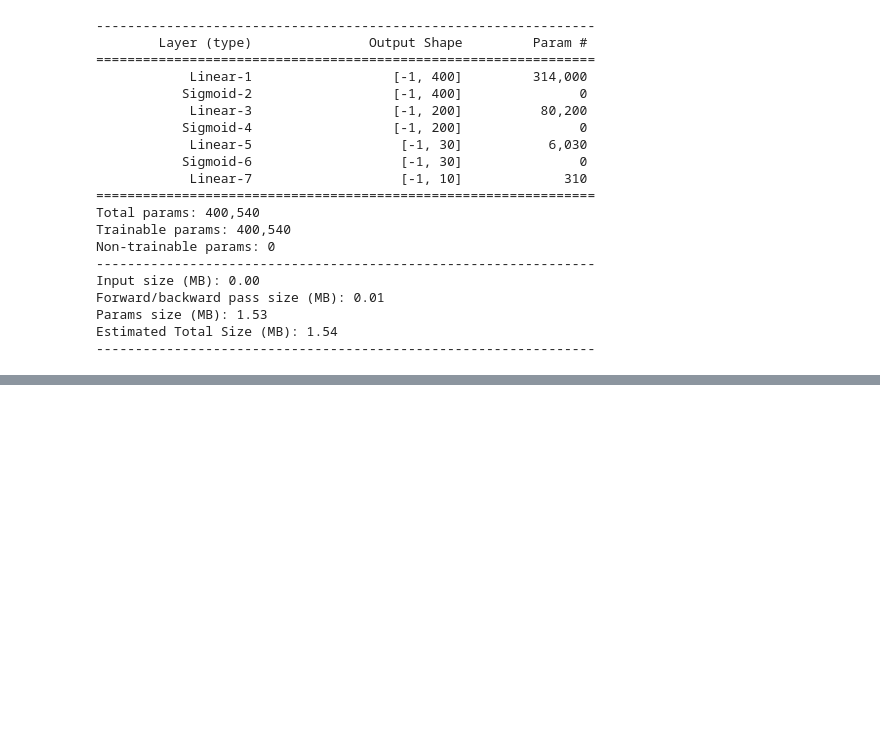
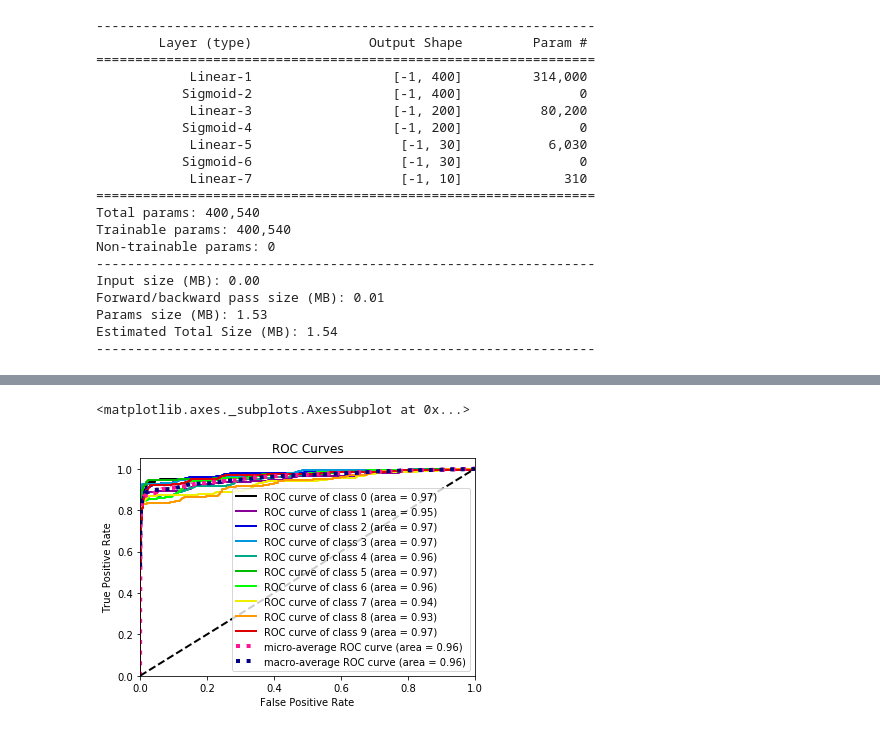
Before and after one commit to MacJei/Machine_Learning, a Jupyter notebook: 27022020/tensor_task.ipynb, the cells around one changed output, grey strips where cells are left out. Saved outputs shown, nothing was run; the diff lists cells and outputs as text; code cells hidden in the pictures; blank space fills up the shorter version.

```diff
--- a/27022020/tensor_task.ipynb
+++ b/27022020/tensor_task.ipynb
@@ -119,0 +121,6 @@ loss = loss_function(y_predicted,
+# %%
+x_train_torch = torch.tensor(X_train, dtype=torch.float32)
+x_test_torch  = torch.tensor(X_test, dtype = torch.float32)
+
+y_train_torch = torch.tensor(y_train, dtype=torch.long)
+y_test_torch  = torch.tensor(y_test, dtype = torch.long)
@@ -119,0 +178,9 @@ loss = loss_function(y_predicted,
+# %%
+y_predicted_test = model(x_test_torch).detach().numpy()
+# %%
+import scikitplot
+
+scikitplot.metrics.plot_roc(y_test, y_predicted_test)
+# %% [output]
+<matplotlib.axes._subplots.AxesSubplot at 0x...>
+[figure, added]
```
Also changed, not shown: parts of 7 cells of this notebook, 16 other files.
